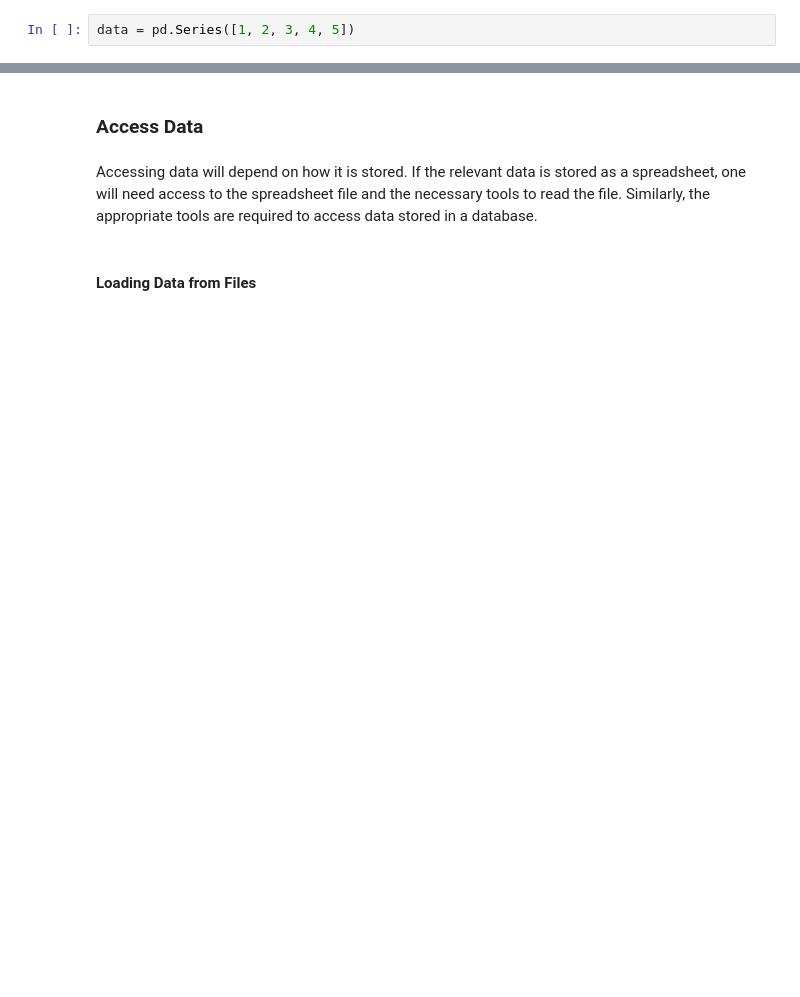
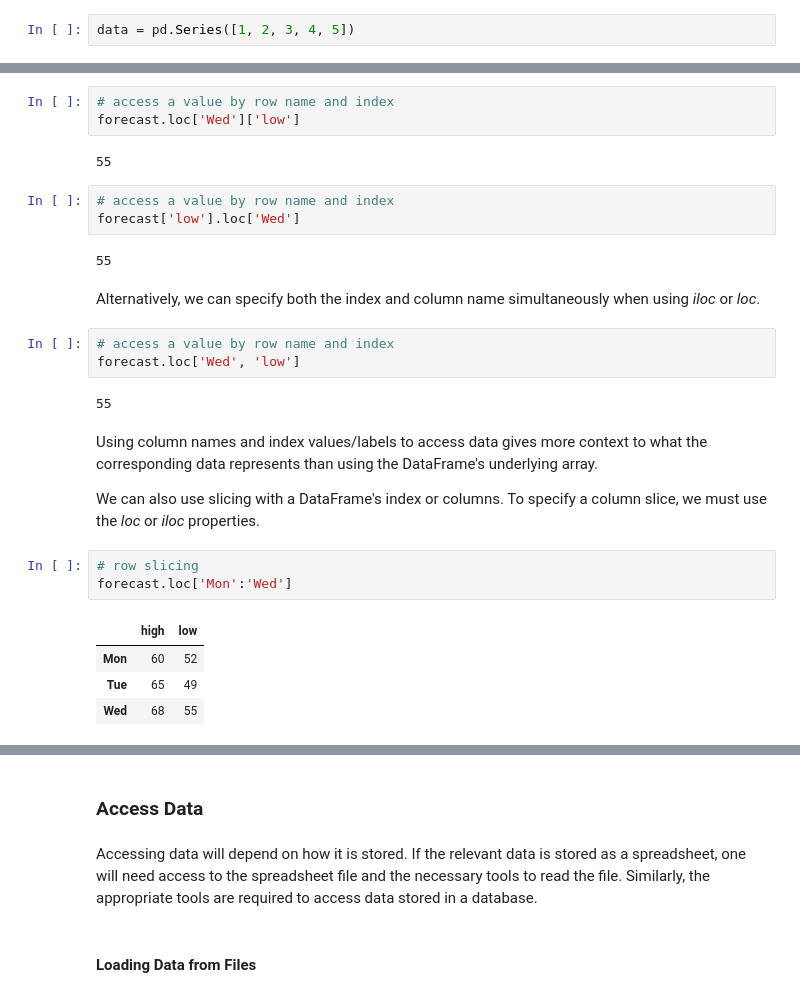
Before and after one commit to zarthur/CSCC-Analytics, a Jupyter notebook: 01-Requirements-Data-Identification.ipynb, the cells around one changed output, grey strips where cells are left out. Drawn from its saved outputs; the diff is of its cells as text; blank space fills up the shorter version.

```diff
--- a/01-Requirements-Data-Identification.ipynb
+++ b/01-Requirements-Data-Identification.ipynb
@@ -297,0 +364,29 @@ forecast[forecast.low >= 52]
+# %%
+# access a value by row name and index
+forecast.loc['Wed']['low']
+# %% [output]
+55
+# %%
+# access a value by row name and index
+forecast['low'].loc['Wed']
+# %% [output]
+55
+# %% [markdown]
+Alternatively, we can specify both the index and column name simultaneously when using *iloc* or *loc*.
+# %%
+# access a value by row name and index
+forecast.loc['Wed', 'low']
+# %% [output]
+55
+# %% [markdown]
+Using column names and index values/labels to access data gives more context to what the corresponding data represents than using the DataFrame's underlying array.
+
+We can also use slicing with a DataFrame's index or columns. To specify a column slice, we must use the *loc* or *iloc* properties.
+# %%
+# row slicing
+forecast.loc['Mon':'Wed']
+# %% [output]
+|  | high | low |
+| Mon | 60 | 52 |
+| Tue | 65 | 49 |
+| Wed | 68 | 55 |
```
Also changed, not shown: parts of 105 cells of this notebook.
